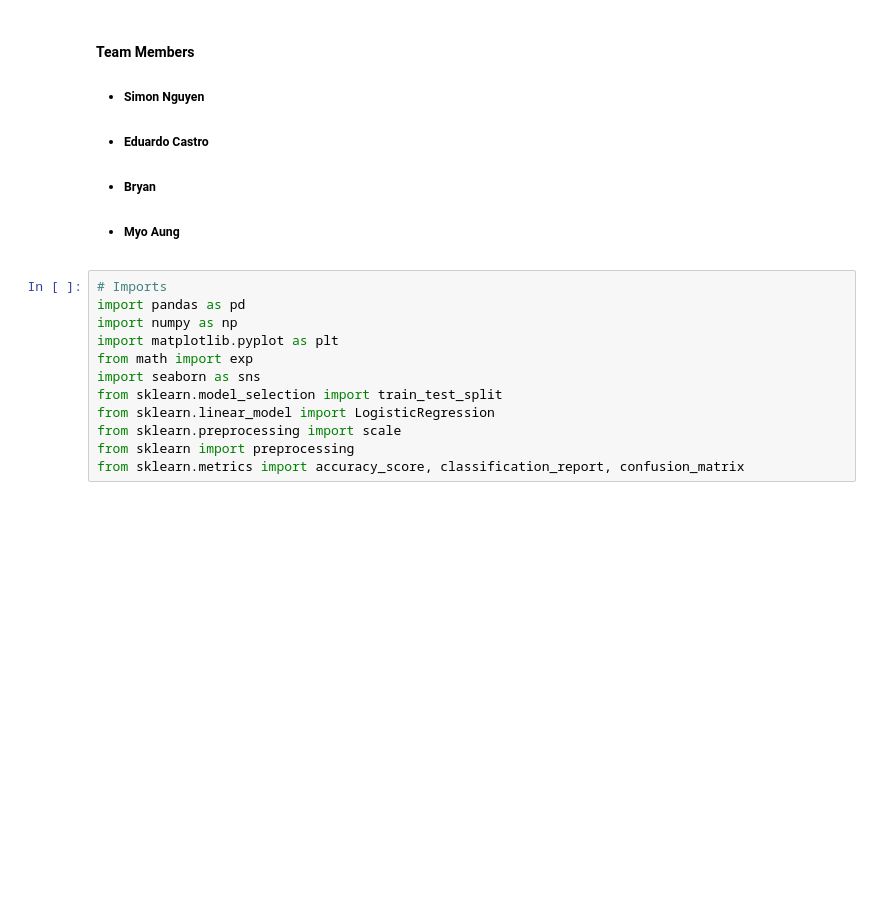
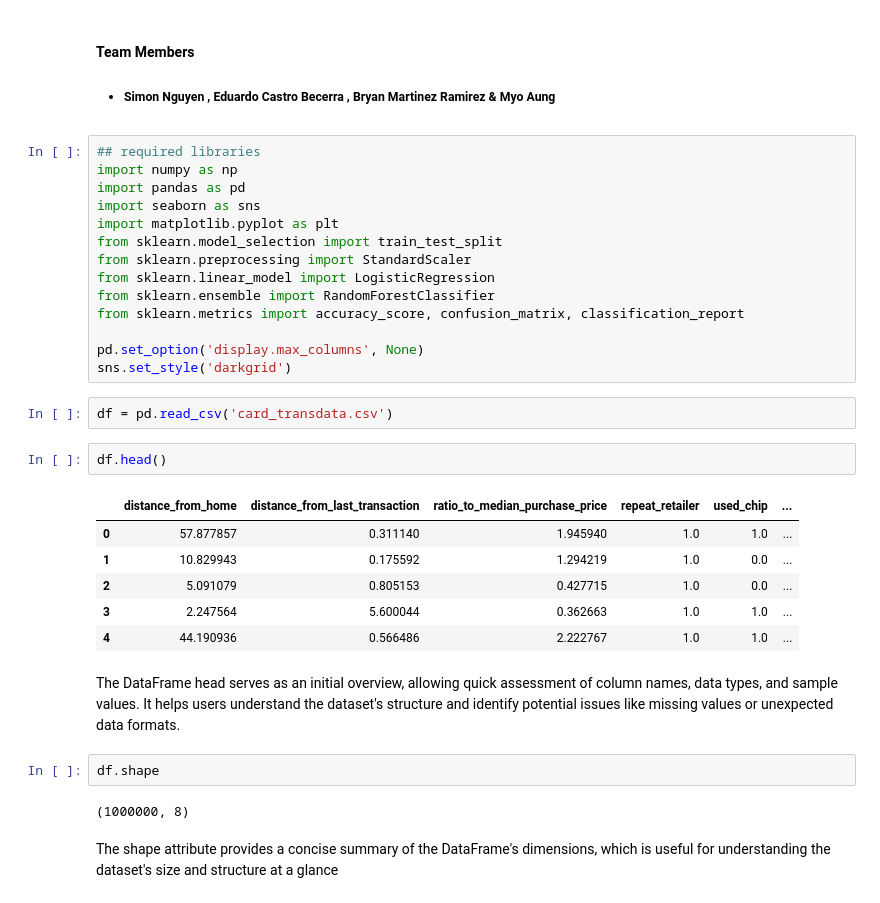
Before and after one commit to Maung945/Credit-Card-Fraud-Analysis-with-Clustering, a Jupyter notebook: Capstone.ipynb, the cells around one changed output. Saved outputs shown, nothing was run; the diff lists cells and outputs as text; blank space fills up the shorter version.

```diff
--- a/Capstone.ipynb
+++ b/Capstone.ipynb
@@ -38,19 +45,37 @@ When you are done, write a report indicating:
 When you are done, submit the report to Canvas.
 # %% [markdown]
 #### Team Members
-- ##### Simon Nguyen
-- ##### Eduardo Castro
-- ##### Bryan
-- ##### Myo Aung
+- ##### Simon Nguyen , Eduardo Castro Becerra , Bryan Martinez Ramirez & Myo Aung
 # %%
-# Imports
+## required libraries
+import numpy as np
 import pandas as pd
-import numpy as np
+import seaborn as sns
 import matplotlib.pyplot as plt
-from math import exp
-import seaborn as sns
 from sklearn.model_selection import train_test_split
+from sklearn.preprocessing import StandardScaler
 from sklearn.linear_model import LogisticRegression
-from sklearn.preprocessing import scale
-from sklearn import preprocessing
-from sklearn.metrics import accuracy_score, classification_report, confusion_matrix
+from sklearn.ensemble import RandomForestClassifier
+from sklearn.metrics import accuracy_score, confusion_matrix, classification_report
+
+pd.set_option('display.max_columns', None)
+sns.set_style('darkgrid')
+# %%
+df = pd.read_csv('card_transdata.csv')
+# %%
+df.head()
+# %% [output]
+|  | distance_from_home | distance_from_last_transaction | ratio_to_median_purchase_price | repeat_retailer | used_chip | ... |
+| 0 | 57.877857 | 0.311140 | 1.945940 | 1.0 | 1.0 | ... |
+| 1 | 10.829943 | 0.175592 | 1.294219 | 1.0 | 0.0 | ... |
+| 2 | 5.091079 | 0.805153 | 0.427715 | 1.0 | 0.0 | ... |
+| 3 | 2.247564 | 5.600044 | 0.362663 | 1.0 | 1.0 | ... |
+| 4 | 44.190936 | 0.566486 | 2.222767 | 1.0 | 1.0 | ... |
+# %% [markdown]
+The DataFrame head serves as an initial overview, allowing quick assessment of column names, data types, and sample values. It helps users understand the dataset's structure and identify potential issues like missing values or unexpected data formats.
+# %%
+df.shape
+# %% [output]
+(1000000, 8)
+# %% [markdown]
+The shape attribute provides a concise summary of the DataFrame's dimensions, which is useful for understanding the dataset's size and structure at a glance
```
Also changed, not shown: parts of 64 cells of this notebook.
